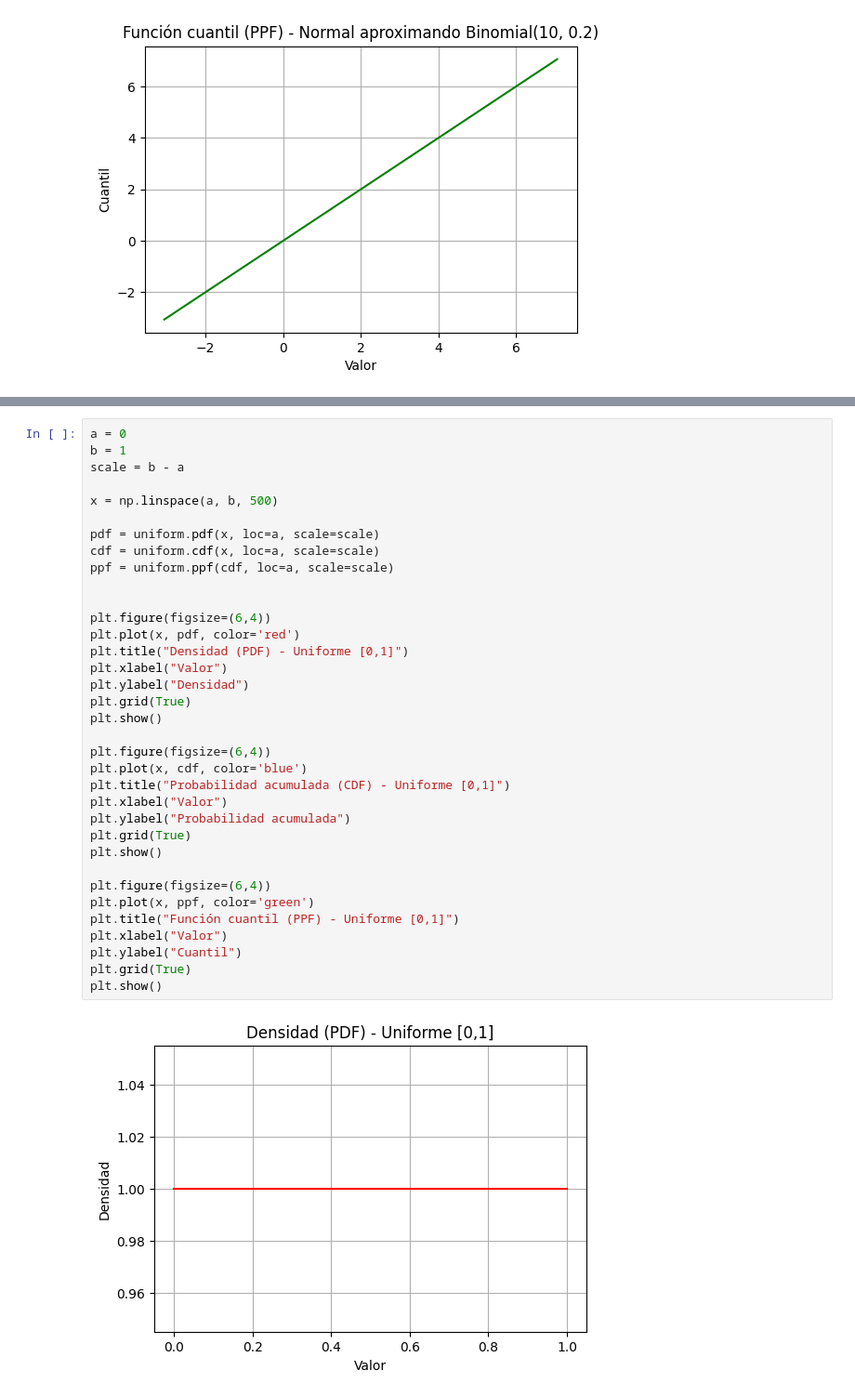
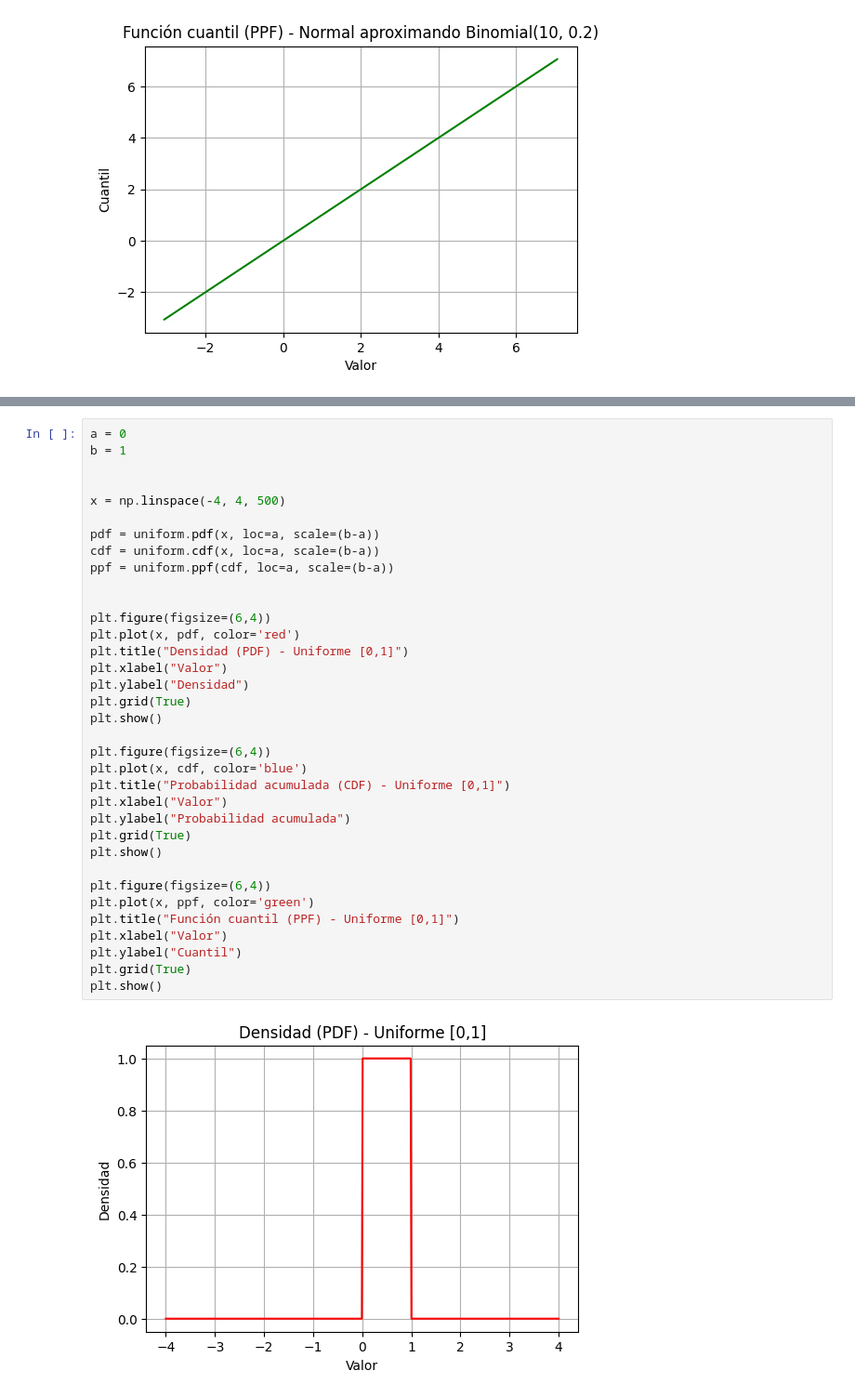
Before and after one commit to 4GeeksAcademy/Gabriel-De-Almeida-Santos-probability-distribution-exercises-project-with-python, a Jupyter notebook: notebook/problems.es.ipynb, the cells around one changed output, grey strips where cells are left out. Shown at 93% size. Drawn from its saved outputs; the diff is of its cells as text.

```diff
--- a/notebook/problems.es.ipynb
+++ b/notebook/problems.es.ipynb
@@ -215,37 +211,37 @@ Valor de una Uniforme[0,1] con una probabilidad acumulada de 0.9: 0.9
 # %%
 a = 0
 b = 1
-scale = b - a
 
-x = np.linspace(a, b, 500)
 
-pdf = uniform.pdf(x, loc=a, scale=scale)
-cdf = uniform.cdf(x, loc=a, scale=scale)
-ppf = uniform.ppf(cdf, loc=a, scale=scale)
+x = np.linspace(-4, 4, 500)
+
+pdf = uniform.pdf(x, loc=a, scale=(b-a))
+cdf = uniform.cdf(x, loc=a, scale=(b-a))
+ppf = uniform.ppf(cdf, loc=a, scale=(b-a))
 
 
 plt.figure(figsize=(6,4))
 plt.plot(x, pdf, color='red')
 plt.title("Densidad (PDF) - Uniforme [0,1]")
 plt.xlabel("Valor")
 plt.ylabel("Densidad")
 plt.grid(True)
 plt.show()
 
 plt.figure(figsize=(6,4))
 plt.plot(x, cdf, color='blue')
 plt.title("Probabilidad acumulada (CDF) - Uniforme [0,1]")
 plt.xlabel("Valor")
 plt.ylabel("Probabilidad acumulada")
 plt.grid(True)
 plt.show()
 
 plt.figure(figsize=(6,4))
 plt.plot(x, ppf, color='green')
 plt.title("Función cuantil (PPF) - Uniforme [0,1]")
 plt.xlabel("Valor")
 plt.ylabel("Cuantil")
 plt.grid(True)
 plt.show()
 # %% [output]
-[figure, old version]
+[figure, new version]
```
Also changed, not shown: parts of 3 cells of this notebook, 1 other file.
